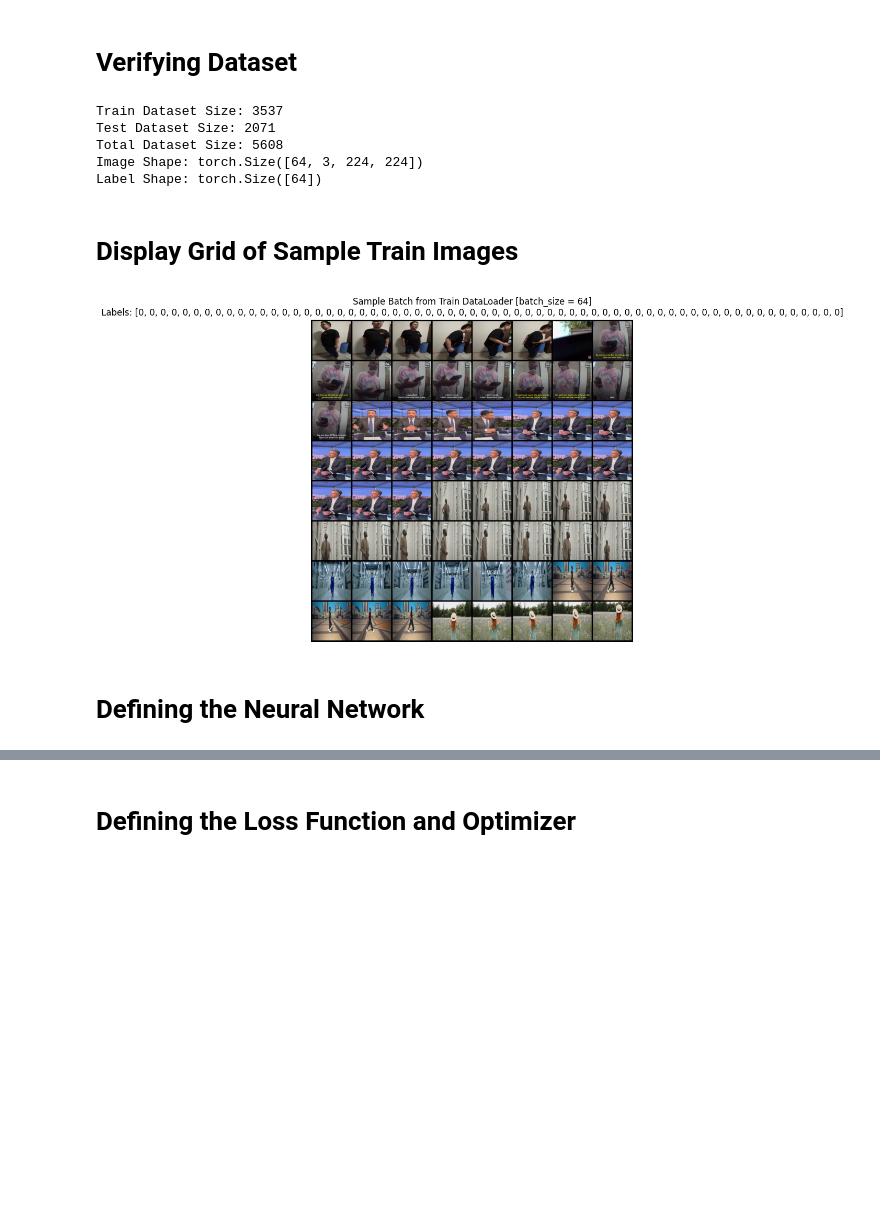
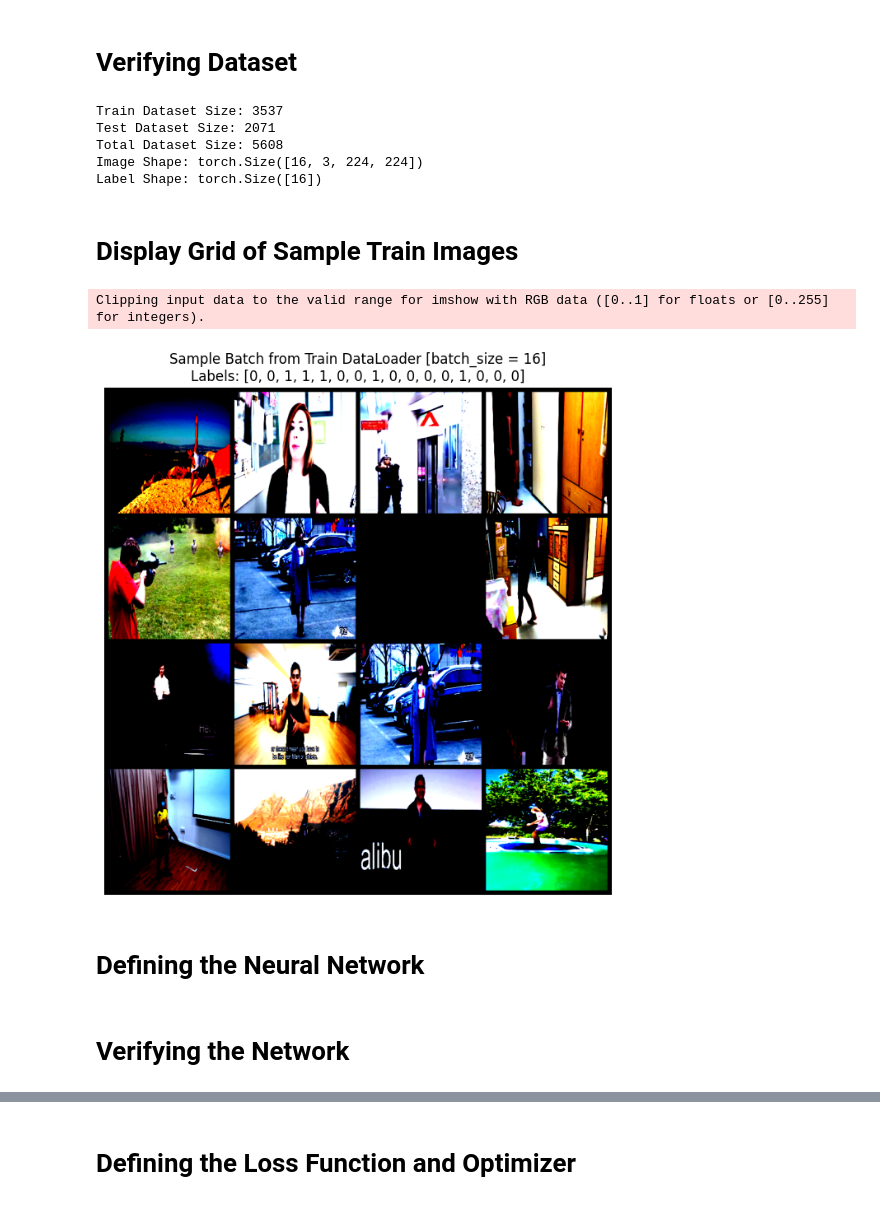
Before and after one commit to deeyonn/CS4243-Mini-Project, a Jupyter notebook: pytorch_baseline_model.ipynb, the cells around one changed output, grey strips where cells are left out. Drawn from its saved outputs; the diff is of its cells as text; code cells hidden in the pictures; blank space fills up the shorter version.

```diff
--- a/pytorch_baseline_model.ipynb
+++ b/pytorch_baseline_model.ipynb
@@ -71,12 +71,12 @@ classification_categories = ["norm", "weap"]  # 0 = norm, 1 = weap
 image_dimensions = (224, 224)
 
 # Define batch size
-batch_size = 64
+batch_size = 16
 import math
 grid_row_length = math.ceil(math.sqrt(batch_size))
 
 # Define the number of epochs
-epochs = 2
+epochs = 20
 
 # Define model name
 model_name = "pytorch_baseline_model.pth"
@@ -187,7 +187,7 @@ baseline_transforms = v2.Compose([
   # Convert the image to a tensor with pixels in the range [0, 1]
   v2.ToDtype(torch.float32, scale=True),
   # Normalize the image
-  # v2.Normalize(mean=[0.485, 0.456, 0.406], std=[0.229, 0.224, 0.225]),
+  v2.Normalize(mean=[0.485, 0.456, 0.406], std=[0.229, 0.224, 0.225]),
 ])
 # %% [markdown]
 # Applying Transforms
@@ -211,8 +211,8 @@ and thus enables faster data transfer to CUDA-enabled GPUs.
 
 from torch.utils.data import DataLoader # For custom datasets
 
-train_dataloader = DataLoader(train_dataset, batch_size=batch_size, pin_memory=True)
-test_dataloader = DataLoader(test_dataset, batch_size=batch_size, pin_memory=True)
+train_dataloader = DataLoader(train_dataset, batch_size=batch_size, shuffle=True, pin_memory=True)
+test_dataloader = DataLoader(test_dataset, batch_size=batch_size, shuffle=True, pin_memory=True)
 # %% [markdown]
 # Verifying Dataset
 # %%
@@ -229,35 +229,33 @@ print("Label Shape:", label.shape) # Also can be inferred as batch_size
 Train Dataset Size: 3537
 Test Dataset Size: 2071
 Total Dataset Size: 5608
-Image Shape: torch.Size([64, 3, 224, 224])
-Label Shape: torch.Size([64])
+Image Shape: torch.Size([16, 3, 224, 224])
+Label Shape: torch.Size([16])
 # %% [markdown]
 # Display Grid of Sample Train Images
 # %%
 import matplotlib.pyplot as plt  # For visualizing images
 
 # Get a batch of training data (see batch_size above)
-images, labels = next(iter(train_dataloader))
+images, label = next(iter(train_dataloader))
 
 # Make a grid from the sample batch
 image_grid_sample = torchvision.utils.make_grid(
   images,
   nrow=grid_row_length,
   padding=8,
   normalize=False
 )
 
-# Move the image grid to the CPU
-image_grid_sample = image_grid_sample.cpu()
-
 # Plot the grid
 plt.figure(figsize=(8, 8))
-plt.imshow(image_grid_sample.permute(1, 2, 0))
-plt.title(f"Sample Batch from Train DataLoader [batch_size = {batch_size}]\nLabels: {labels.tolist()}")
+plt.imshow(image_grid_sample.permute(1, 2, 0), vmin=0, vmax=1)
+plt.title(f"Sample Batch from Train DataLoader [batch_size = {batch_size}]\nLabels: {label.tolist()}")
 plt.axis("off")
 plt.show()
 # %% [output]
+Clipping input data to the valid range for imshow with RGB data ([0..1] for floats or [0..255] for integers).
-[figure, old version]
+[figure, new version]
 # %% [markdown]
 # Defining the Neural Network
 # %%
@@ -333,3 +372,5 @@ model = BaselineModel()
 
 # Move the model to the GPU if available, must be called before creating optimizer
 model = model.to(device)
+# %% [markdown]
+# Verifying the Network
```
Also changed, not shown: parts of 14 cells of this notebook.
